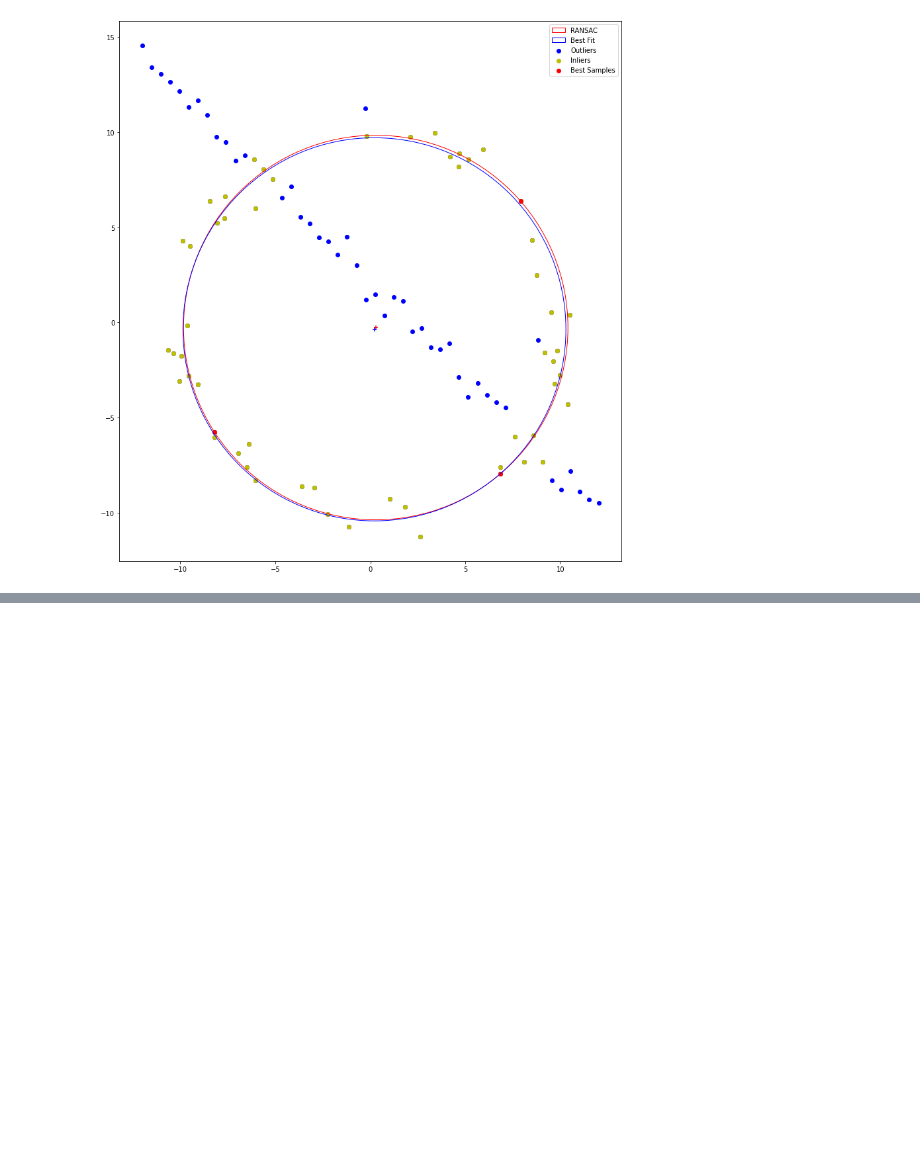
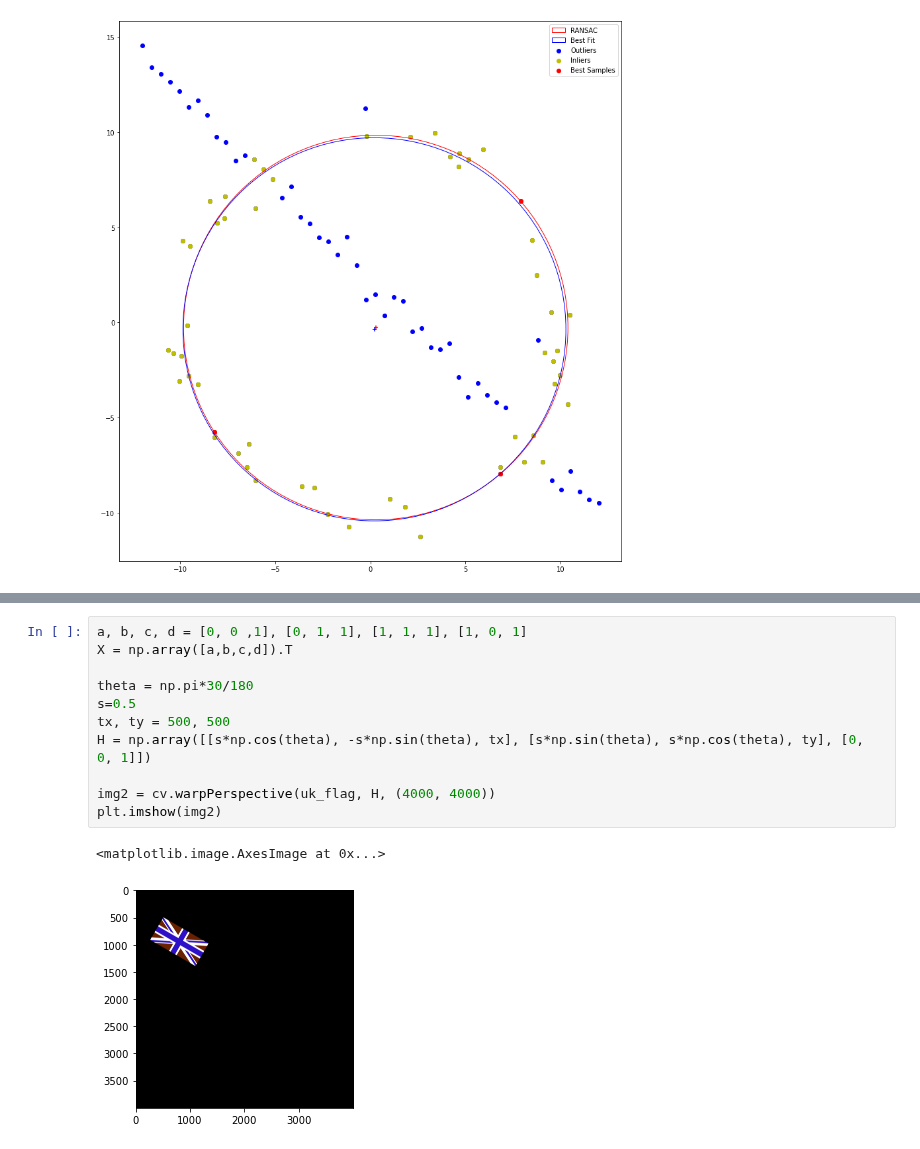
Before and after one commit to dakshinatharindu/Image-Processing, a Jupyter notebook: Assignment-02/190622R_a02.ipynb, the cells around one changed output, grey strips where cells are left out. Drawn from its saved outputs; the diff is of its cells as text; blank space fills up the shorter version.

```diff
--- a/Assignment-02/190622R_a02.ipynb
+++ b/Assignment-02/190622R_a02.ipynb
@@ -105,0 +116,14 @@ print(Y)
+# %%
+a, b, c, d = [0, 0 ,1], [0, 1, 1], [1, 1, 1], [1, 0, 1]
+X = np.array([a,b,c,d]).T
+
+theta = np.pi*30/180
+s=0.5
+tx, ty = 500, 500
+H = np.array([[s*np.cos(theta), -s*np.sin(theta), tx], [s*np.sin(theta), s*np.cos(theta), ty], [0, 0, 1]])
+
+img2 = cv.warpPerspective(uk_flag, H, (4000, 4000))
+plt.imshow(img2)
+# %% [output]
+<matplotlib.image.AxesImage at 0x...>
+[figure, added]
```
Also changed, not shown: parts of 1 cell of this notebook.
